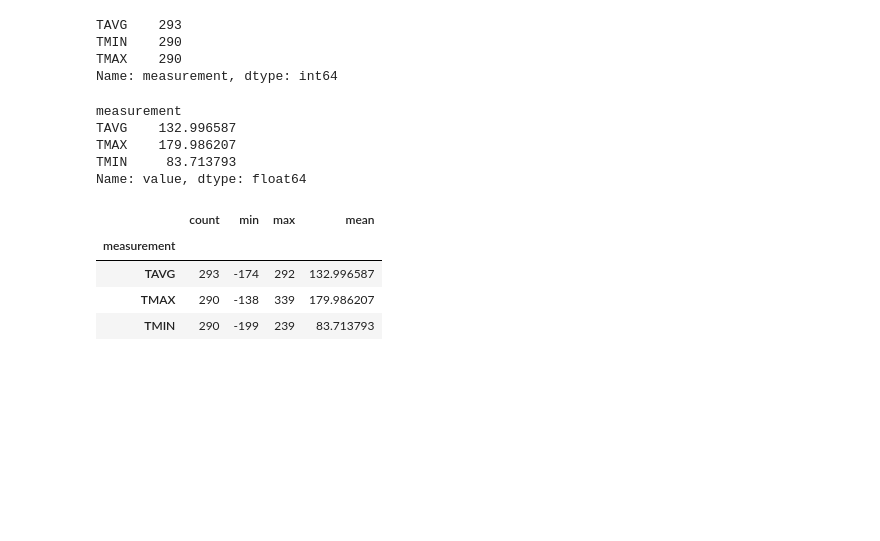
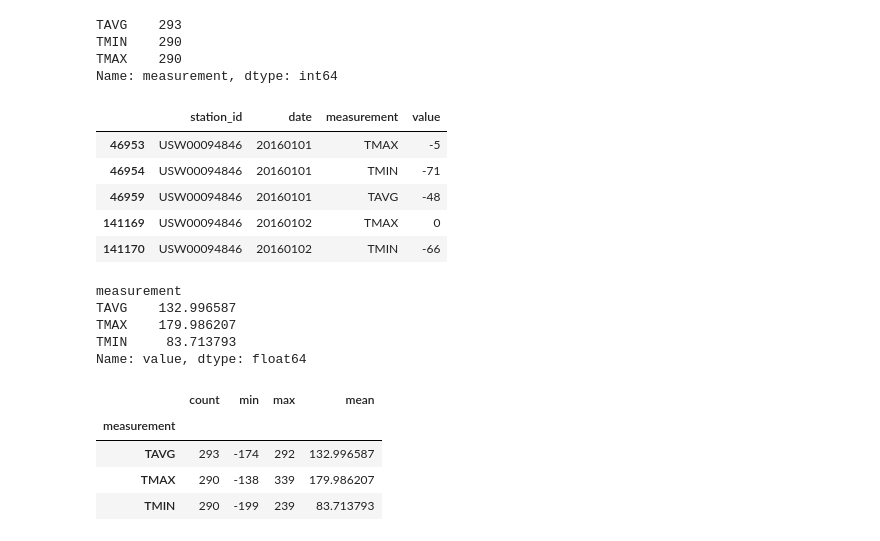
Before and after one commit to DrJohnWalls/Gentle_R_to_Python, a Jupyter notebook: Coding_with_Python_in_Jupyter_Notebooks.ipynb, the cells around one changed output. Saved outputs shown, nothing was run; the diff lists cells and outputs as text; code cells hidden in the pictures; blank space fills up the shorter version.

```diff
--- a/Coding_with_Python_in_Jupyter_Notebooks.ipynb
+++ b/Coding_with_Python_in_Jupyter_Notebooks.ipynb
@@ -437,6 +417,15 @@ TAVG    293
 TMIN    290
 TMAX    290
 Name: measurement, dtype: int64
+# %%
+chicago_temps.head()
+# %% [output]
+|  | station_id | date | measurement | value |
+| 46953 | USW00094846 | 20160101 | TMAX | -5 |
+| 46954 | USW00094846 | 20160101 | TMIN | -71 |
+| 46959 | USW00094846 | 20160101 | TAVG | -48 |
+| 141169 | USW00094846 | 20160102 | TMAX | 0 |
+| 141170 | USW00094846 | 20160102 | TMIN | -66 |
 # %%
 chicago_temps.groupby('measurement').value.mean()
 # %% [output]
```
Also changed, not shown: parts of 20 cells of this notebook.
